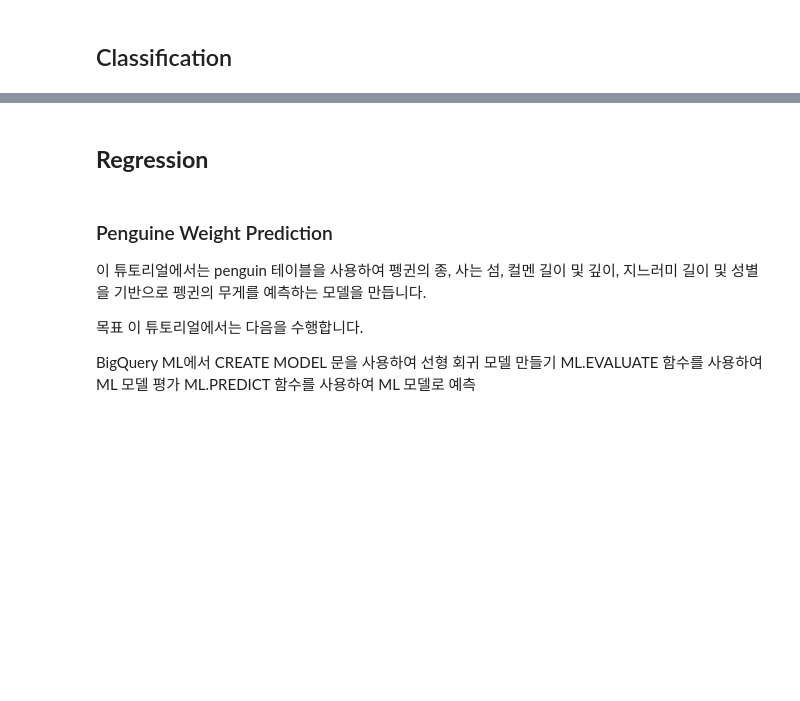
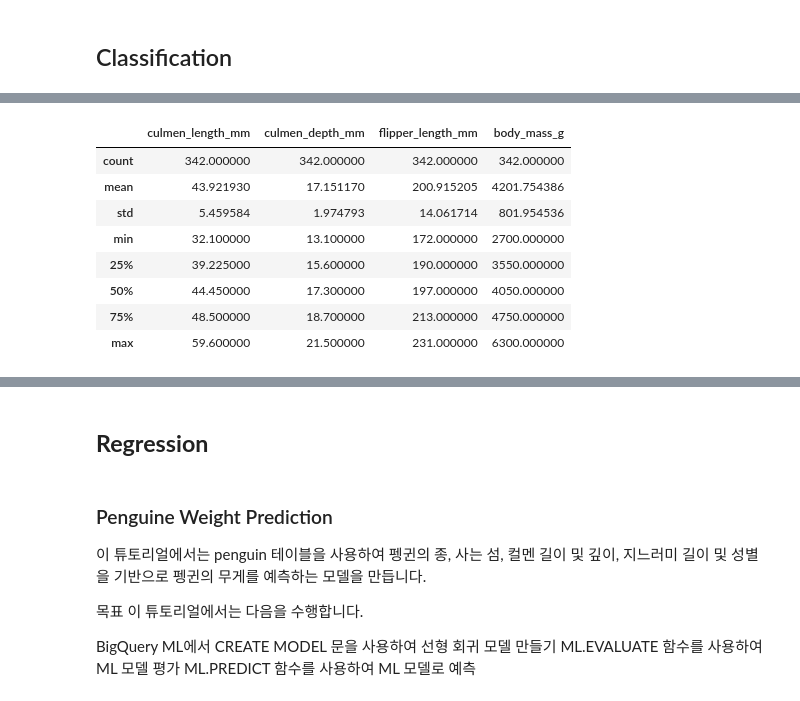
Before and after one commit to kpyopark/bqml_training_list, a Jupyter notebook: Training_List.ipynb, the cells around one changed output, grey strips where cells are left out. Cells and saved outputs as stored; diff of their text form; code cells hidden in the pictures; blank space fills up the shorter version.

```diff
--- a/Training_List.ipynb
+++ b/Training_List.ipynb
@@ -74,0 +142,12 @@ BQML은 다음과 같은 카테고리의 알고리즘을 지원합니다.
+# %%
+df_penguin.describe()
+# %% [output]
+|  | culmen_length_mm | culmen_depth_mm | flipper_length_mm | body_mass_g |
+| count | 342.000000 | 342.000000 | 342.000000 | 342.000000 |
+| mean | 43.921930 | 17.151170 | 200.915205 | 4201.754386 |
+| std | 5.459584 | 1.974793 | 14.061714 | 801.954536 |
+| min | 32.100000 | 13.100000 | 172.000000 | 2700.000000 |
+| 25% | 39.225000 | 15.600000 | 190.000000 | 3550.000000 |
+| 50% | 44.450000 | 17.300000 | 197.000000 | 4050.000000 |
+| 75% | 48.500000 | 18.700000 | 213.000000 | 4750.000000 |
+| max | 59.600000 | 21.500000 | 231.000000 | 6300.000000 |
```
Also changed, not shown: parts of 34 cells of this notebook.
